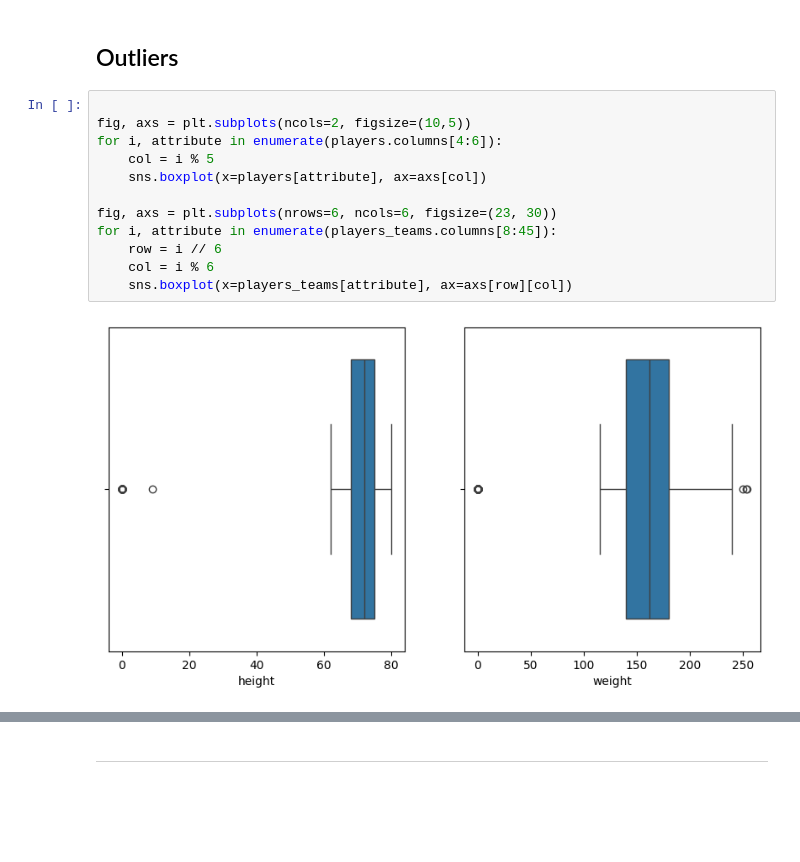
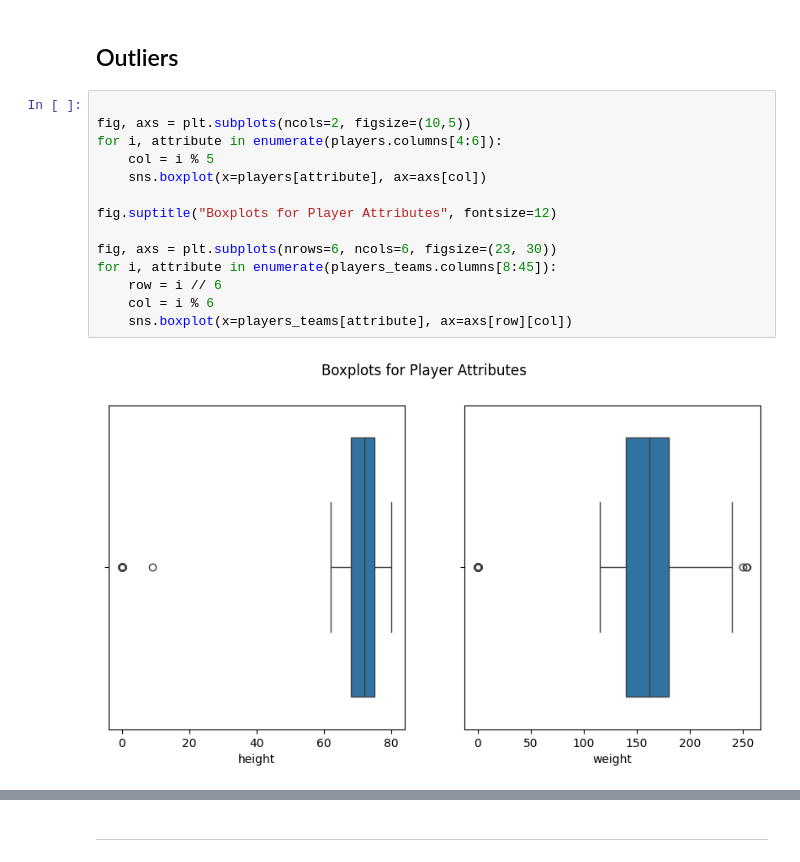
Before and after one commit to brunabrasil/FEUP-AC, a Jupyter notebook: exploratory.ipynb, the cells around one changed output, grey strips where cells are left out. Saved outputs shown, nothing was run; the diff lists cells and outputs as text; blank space fills up the shorter version.

```diff
--- a/exploratory.ipynb
+++ b/exploratory.ipynb
@@ -238,17 +238,19 @@ memory usage: 3.3+ KB
 # %%
 
 fig, axs = plt.subplots(ncols=2, figsize=(10,5))
 for i, attribute in enumerate(players.columns[4:6]):
     col = i % 5
     sns.boxplot(x=players[attribute], ax=axs[col])
 
+fig.suptitle("Boxplots for Player Attributes", fontsize=12)
+
 fig, axs = plt.subplots(nrows=6, ncols=6, figsize=(23, 30))
 for i, attribute in enumerate(players_teams.columns[8:45]):
     row = i // 6
     col = i % 6
     sns.boxplot(x=players_teams[attribute], ax=axs[row][col])
 # %% [output]
-[figure, old version]
+[figure, new version]
 [figure]
 # %% [markdown]
 ---
```
Also changed, not shown: parts of 6 cells of this notebook, 6 other files.
